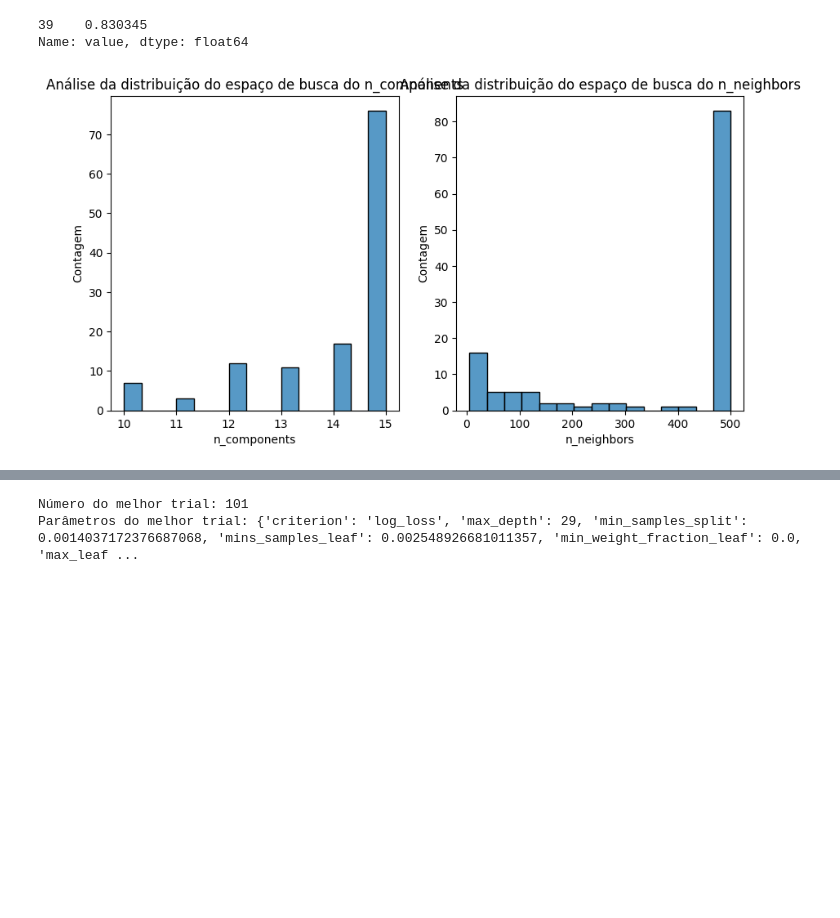
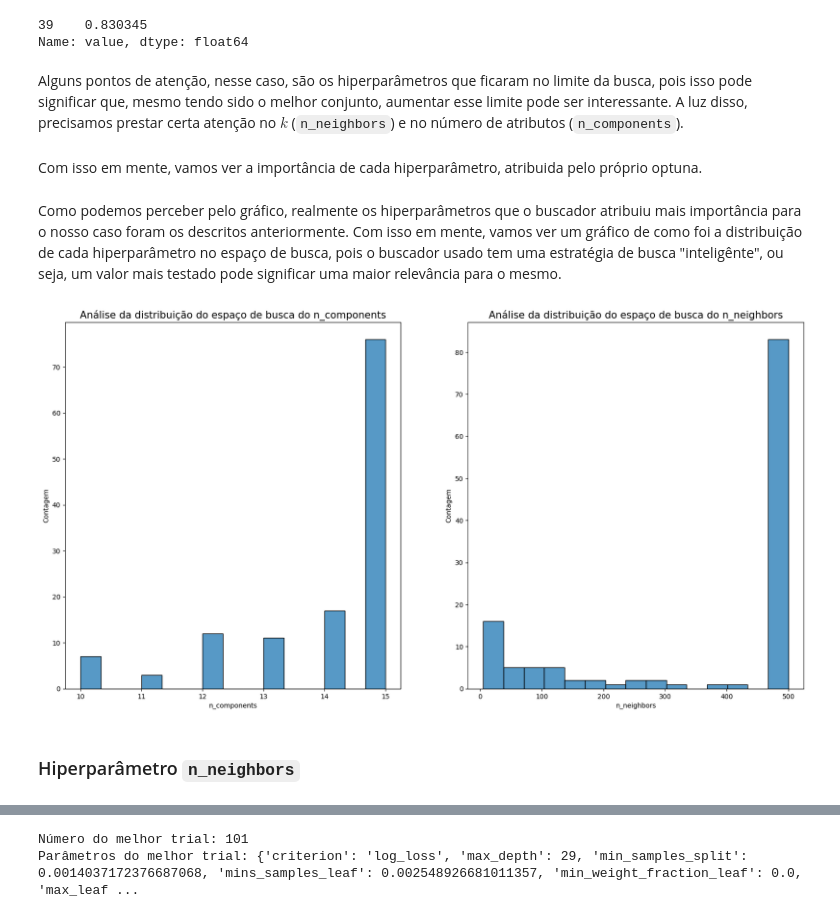
Before and after one commit to Angel-3001/criatura_lend-ria_2-tiamat, a Jupyter notebook: Análise-Otimização.ipynb, the cells around one changed output, grey strips where cells are left out. Drawn from its saved outputs; the diff is of its cells as text; code cells hidden in the pictures; blank space fills up the shorter version.

```diff
--- a/Análise-Otimização.ipynb
+++ b/Análise-Otimização.ipynb
@@ -25,23 +35,31 @@ Número do melhor trial: 39
 Parâmetros do melhor trial: {'n_neighbors': 500, 'weights': 'uniform', 'p': 1.4100000000000004, 'n_components': 15}
 39    0.830345
 Name: value, dtype: float64
+# %% [markdown]
+Alguns pontos de atenção, nesse caso, são os hiperparâmetros que ficaram no limite da busca, pois isso pode significar que, mesmo tendo sido o melhor conjunto, aumentar esse limite pode ser interessante. A luz disso, precisamos prestar certa atenção no $k$ (``n_neighbors``) e no número de atributos (``n_components``).
+# %% [markdown]
+Com isso em mente, vamos ver a importância de cada hiperparâmetro, atribuida pelo próprio optuna.
 # %%
 vis.plot_param_importances(objeto_de_estudo_kNN)
+# %% [markdown]
+Como podemos perceber pelo gráfico, realmente os hiperparâmetros que o buscador atribuiu mais importância para o nosso caso foram os descritos anteriormente. Com isso em mente, vamos ver um gráfico de como foi a distribuição de cada hiperparâmetro no espaço de busca, pois o buscador usado tem uma estratégia de busca "inteligênte", ou seja, um valor mais testado pode significar uma maior relevância para o mesmo.
 # %%
 HYPERPARMS_ANALISYS = ["params_n_components", "params_n_neighbors"]
 
-figs, axis = plt.subplots(ncols=len(HYPERPARMS_ANALISYS), figsize=(10, 5))
+figs, axis = plt.subplots(ncols=len(HYPERPARMS_ANALISYS), figsize=(20, 10))
 
 for hyperparam, ax in zip(HYPERPARMS_ANALISYS, axis):
     sns.histplot(
         df[hyperparam],
         bins=15,
         ax=ax
     )
 
     hyperparam = hyperparam.replace("params_", "")
-    ax.set_title(f"Análise da distribuição do espaço de busca do {hyperparam}")
+    ax.set_title(f"Análise da distribuição do espaço de busca do {hyperparam}", size=15)
     ax.set_xlabel(hyperparam)
     ax.set_ylabel("Contagem")
 # %% [output]
-[figure, old version]
+[figure, new version]
+# %% [markdown]
+### Hiperparâmetro ``n_neighbors``
```
Also changed, not shown: parts of 119 cells of this notebook, 30 other files.
